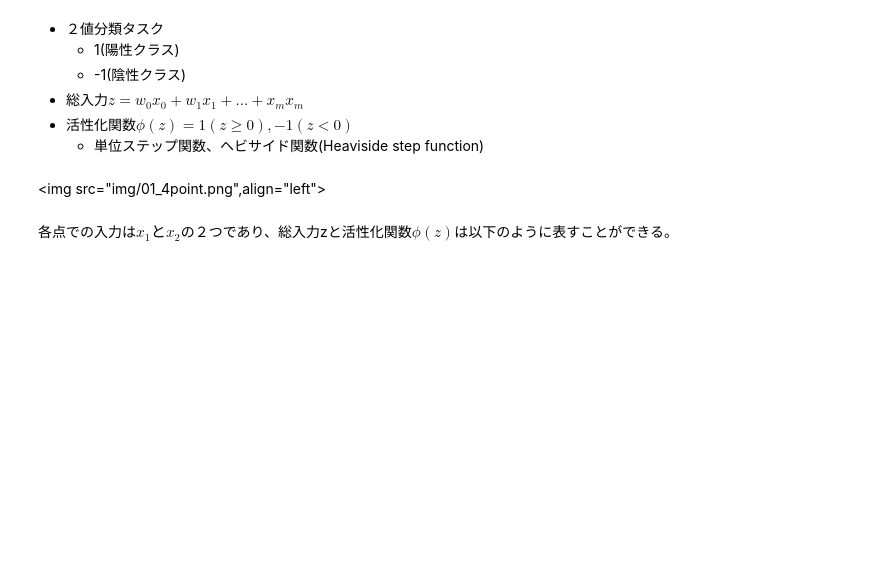
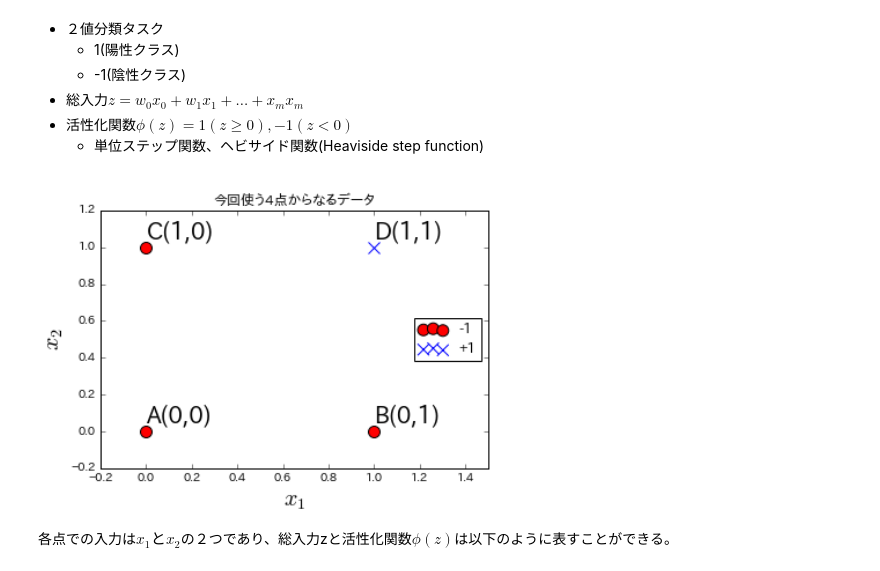
Before and after one commit to data-refinement/python-machine-learning-book, a Jupyter notebook: ch02/chpter2_pre.ipynb, the cells around one changed output. Cells and saved outputs as stored; diff of their text form; code cells hidden in the pictures; blank space fills up the shorter version.

```diff
--- a/ch02/20171210.ipynb
+++ b/ch02/chpter2_pre.ipynb
@@ -32,8 +34,11 @@ plt.rcParams['font.size'] = 14
 - 総入力$z = w_0x_0 + w_1x_1 + ... + x_mx_m$
 - 活性化関数$\phi(z) = 1(z \ge0) , -1 (z <0)$
     - 単位ステップ関数、ヘビサイド関数(Heaviside step function)
-# %% [markdown]
-<img src="img/01_4point.png",align="left">
+# %%
+
+Image(filename='./img/01_4point.png', width=500)
+# %% [output]
+[figure, added]
 # %%
 # Xは入力、yは正解ラベル
 X = np.array([[0,0],[1,0],[0,1],[1,1]])
```
Also changed, not shown: parts of 8 cells of this notebook.
